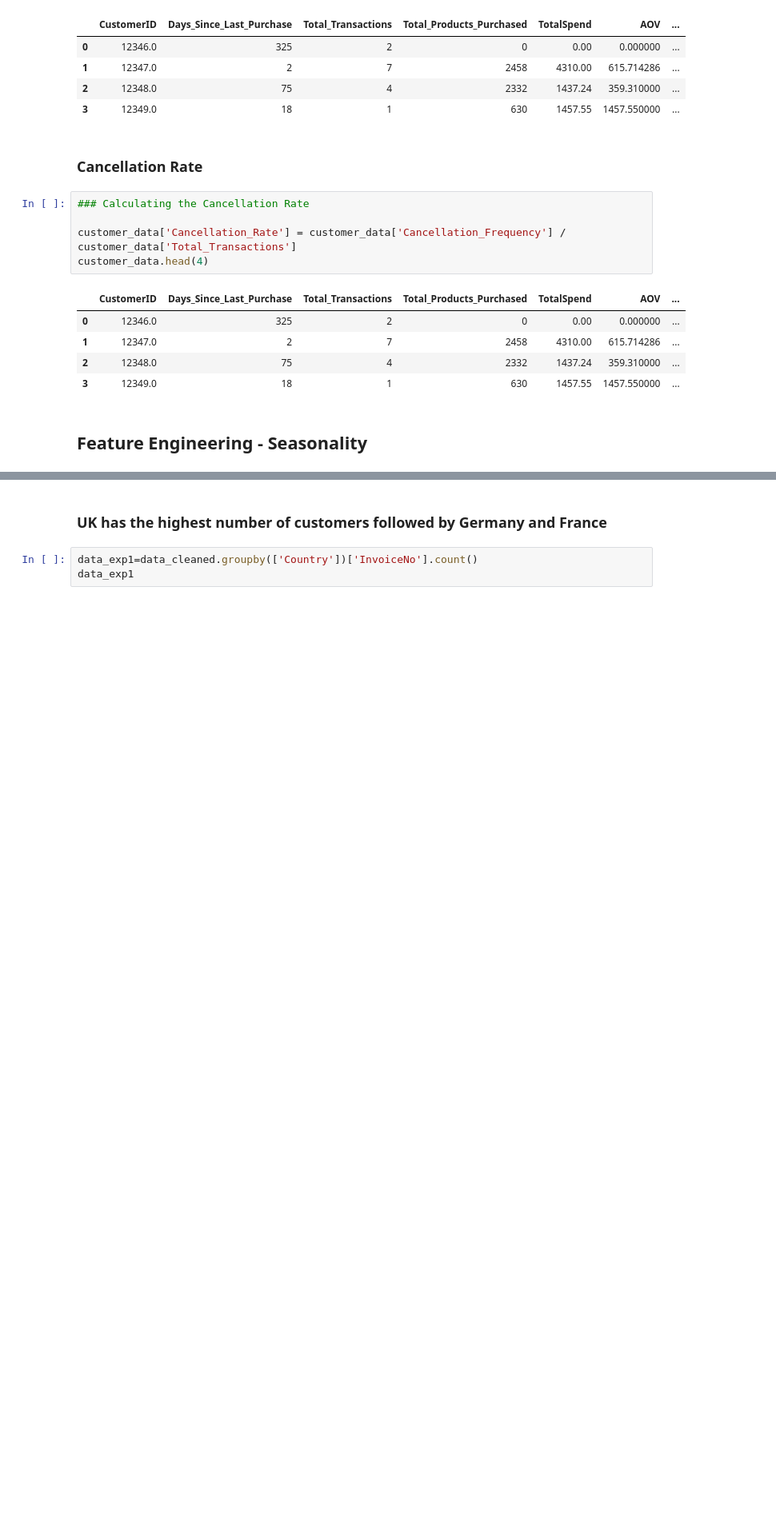
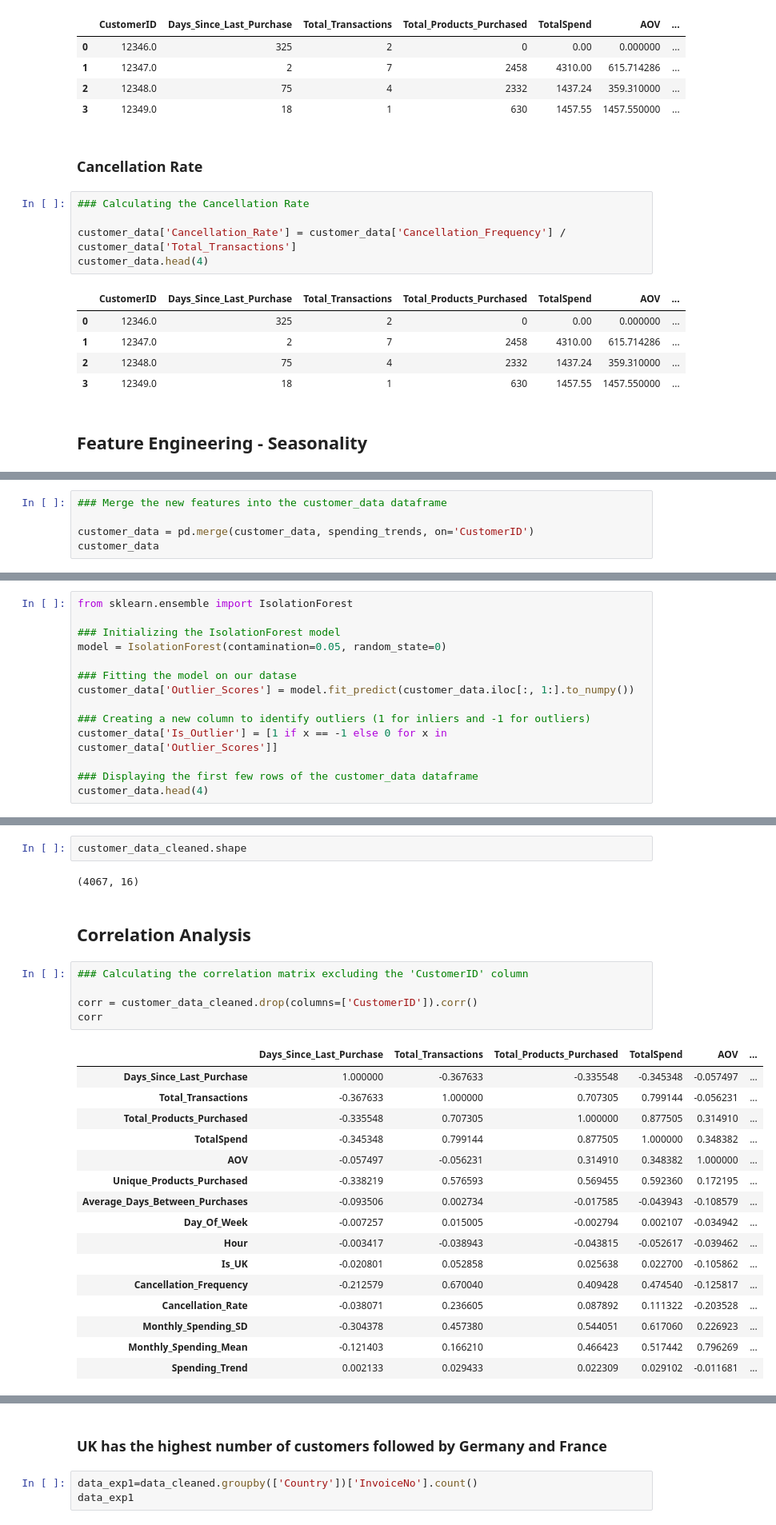
Before and after one commit to priyankabhatla/Customer_Segmentation_Retail, a Jupyter notebook: Online-Retail-Segmentation.ipynb, the cells around one changed output, grey strips where cells are left out. Shown: that part at 80% size. Drawn from its saved outputs; the diff is of its cells as text; blank space fills up the shorter version.

```diff
--- a/Online-Retail-Segmentation.ipynb
+++ b/Online-Retail-Segmentation.ipynb
@@ -1214,0 +1403,5 @@ customer_data.head(4)
+# %%
+### Merge the new features into the customer_data dataframe
+
+customer_data = pd.merge(customer_data, spending_trends, on='CustomerID')
+customer_data
@@ -1214,0 +1479,14 @@ customer_data.head(4)
+# %%
+from sklearn.ensemble import IsolationForest
+
+### Initializing the IsolationForest model
+model = IsolationForest(contamination=0.05, random_state=0)
+
+### Fitting the model on our datase
+customer_data['Outlier_Scores'] = model.fit_predict(customer_data.iloc[:, 1:].to_numpy())
+
+### Creating a new column to identify outliers (1 for inliers and -1 for outliers)
+customer_data['Is_Outlier'] = [1 if x == -1 else 0 for x in customer_data['Outlier_Scores']]
+
+### Displaying the first few rows of the customer_data dataframe
+customer_data.head(4)
@@ -1214,0 +1532,28 @@ customer_data.head(4)
+# %%
+customer_data_cleaned.shape
+# %% [output]
+(4067, 16)
+# %% [markdown]
+## Correlation Analysis
+# %%
+### Calculating the correlation matrix excluding the 'CustomerID' column
+
+corr = customer_data_cleaned.drop(columns=['CustomerID']).corr()
+corr
+# %% [output]
+|  | Days_Since_Last_Purchase | Total_Transactions | Total_Products_Purchased | TotalSpend | AOV | ... |
+| Days_Since_Last_Purchase | 1.000000 | -0.367633 | -0.335548 | -0.345348 | -0.057497 | ... |
+| Total_Transactions | -0.367633 | 1.000000 | 0.707305 | 0.799144 | -0.056231 | ... |
+| Total_Products_Purchased | -0.335548 | 0.707305 | 1.000000 | 0.877505 | 0.314910 | ... |
+| TotalSpend | -0.345348 | 0.799144 | 0.877505 | 1.000000 | 0.348382 | ... |
+| AOV | -0.057497 | -0.056231 | 0.314910 | 0.348382 | 1.000000 | ... |
+| Unique_Products_Purchased | -0.338219 | 0.576593 | 0.569455 | 0.592360 | 0.172195 | ... |
+| Average_Days_Between_Purchases | -0.093506 | 0.002734 | -0.017585 | -0.043943 | -0.108579 | ... |
+| Day_Of_Week | -0.007257 | 0.015005 | -0.002794 | 0.002107 | -0.034942 | ... |
+| Hour | -0.003417 | -0.038943 | -0.043815 | -0.052617 | -0.039462 | ... |
+| Is_UK | -0.020801 | 0.052858 | 0.025638 | 0.022700 | -0.105862 | ... |
+| Cancellation_Frequency | -0.212579 | 0.670040 | 0.409428 | 0.474540 | -0.125817 | ... |
+| Cancellation_Rate | -0.038071 | 0.236605 | 0.087892 | 0.111322 | -0.203528 | ... |
+| Monthly_Spending_SD | -0.304378 | 0.457380 | 0.544051 | 0.617060 | 0.226923 | ... |
+| Monthly_Spending_Mean | -0.121403 | 0.166210 | 0.466423 | 0.517442 | 0.796269 | ... |
+| Spending_Trend | 0.002133 | 0.029433 | 0.022309 | 0.029102 | -0.011681 | ... |
```
Also changed, not shown: parts of 34 cells of this notebook.
